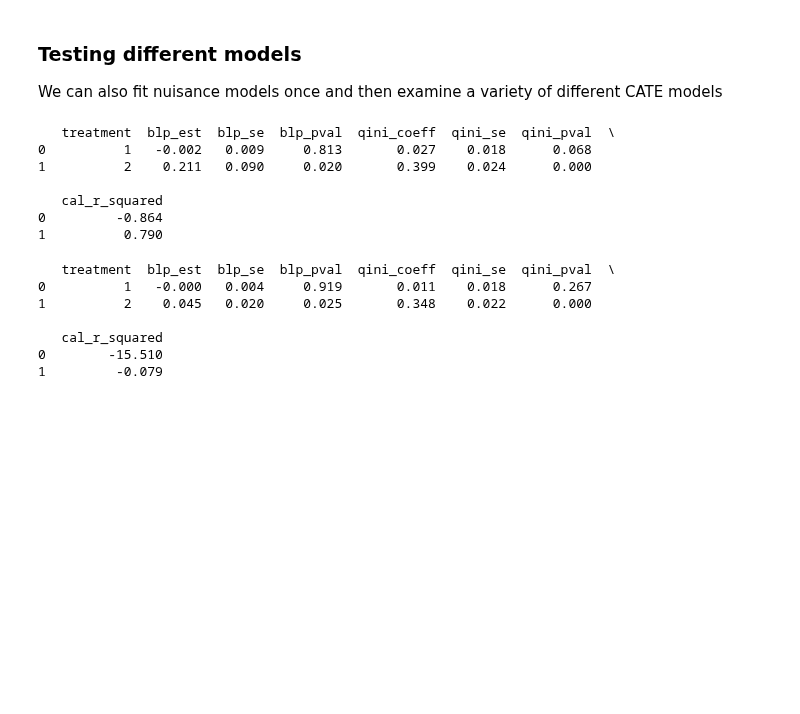
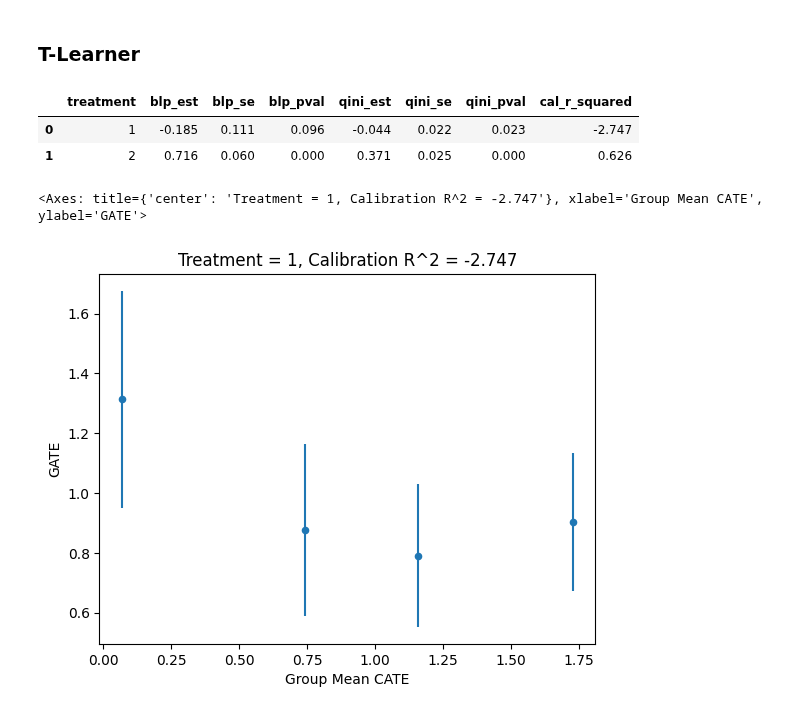
Before and after one commit to kbattocchi/EconML, a Jupyter notebook: notebooks/validation_notebook.ipynb, the cells around one changed output. Saved outputs shown, nothing was run; the diff lists cells and outputs as text; code cells hidden in the pictures; blank space fills up the shorter version.

```diff
--- a/notebooks/validation_notebook.ipynb
+++ b/notebooks/validation_notebook.ipynb
@@ -94,11 +104,16 @@ my_dr_tester.plot_cal(2)
-# %% [markdown]
-### Testing different models
-
-We can also fit nuisance models once and then examine a variety of different CATE models
+# %% [markdown]
+### T-Learner
 # %%
-# Simple classifier and regressor for propensity, outcome, and cate
-reg_t = RandomForestClassifier()
-reg_y = GradientBoostingRegressor()
+# Initialize DRtester and fit/predict nuisance models
+t_tester = DRtester(
+    model_regression=model_regression,
+    model_propensity=model_propensity,
+    cate=est_t
+).fit_nuisance(Xval, Dval, Yval, Xtrain, Dtrain, Ytrain)
 
-# Initialize DRtester and fit/predict nuisance models
-my_dr_tester = DRtester(reg_y, reg_t).fit_nuisance(Xval, Dval, Yval, Xtrain, Dtrain, Ytrain)
+res_t = t_tester.evaluate_all(Xval, Xtrain)
+res_t.summary()
+# %% [output]
+|  | treatment | blp_est | blp_se | blp_pval | qini_est | qini_se | qini_pval | cal_r_squared |
+| 0 | 1 | -0.185 | 0.111 | 0.096 | -0.044 | 0.022 | 0.023 | -2.747 |
+| 1 | 2 | 0.716 | 0.060 | 0.000 | 0.371 | 0.025 | 0.000 | 0.626 |
@@ -111,24 +120,5 @@ Zval = Xval[:, 1]
-# %%
-# Run the first CATE
-my_dr_tester = my_dr_tester.evaluate_all(reg_cate_1, Zval, Ztrain)
-print(my_dr_tester.df_res)
-# %% [output]
-   treatment  blp_est  blp_se  blp_pval  qini_coeff  qini_se  qini_pval  \
-0          1   -0.002   0.009     0.813       0.027    0.018      0.068
-1          2    0.211   0.090     0.020       0.399    0.024      0.000
-
-   cal_r_squared
-0         -0.864
-1          0.790
-# %%
-# Run the second CATE
-my_dr_tester = my_dr_tester.evaluate_all(reg_cate_2, Zval, Ztrain)
-print(my_dr_tester.df_res)
-# %% [output]
-   treatment  blp_est  blp_se  blp_pval  qini_coeff  qini_se  qini_pval  \
-0          1   -0.000   0.004     0.919       0.011    0.018      0.267
-1          2    0.045   0.020     0.025       0.348    0.022      0.000
-
-   cal_r_squared
-0        -15.510
-1         -0.079
+# %%
+res_t.cal.plot_cal(1)
+# %% [output]
+<Axes: title={'center': 'Treatment = 1, Calibration R^2 = -2.747'}, xlabel='Group Mean CATE', ylabel='GATE'>
+[figure, added]
```
Also changed, not shown: parts of 15 cells of this notebook, 3 other files.
